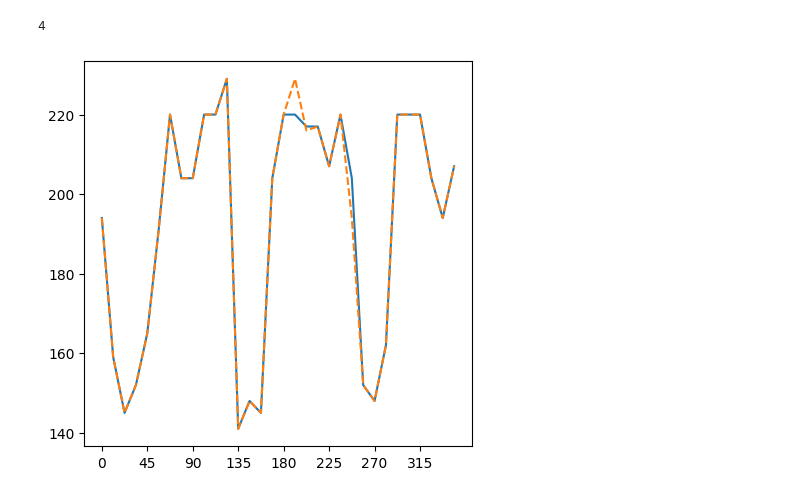
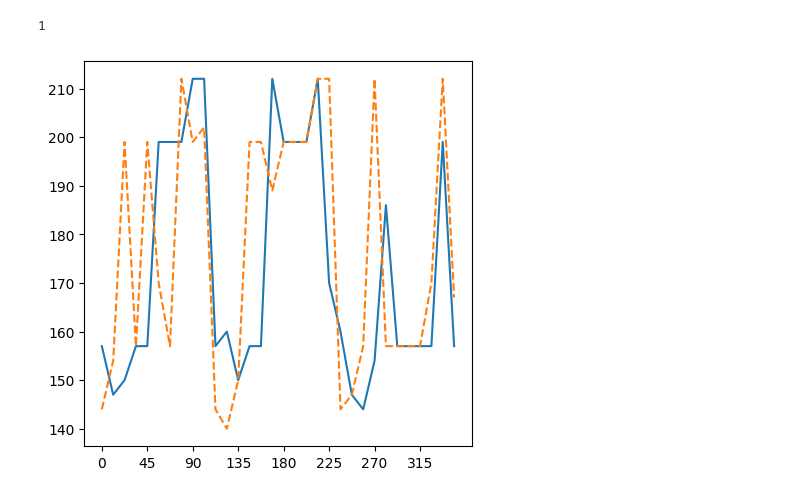
Before and after one commit to ricgoe/PyESP, a Jupyter notebook: faafo.ipynb, the cells around one changed output. Saved outputs shown, nothing was run; the diff lists cells and outputs as text; code cells hidden in the pictures.

```diff
--- a/faafo.ipynb
+++ b/faafo.ipynb
@@ -6,5 +8,5 @@ from scipy.signal import correlate, convolve
 # %%
-df = pd.read_csv('Logs/scans_angle_11_25_pos_8_rot_1.csv')
+df = pd.read_csv('Logs/scans_angle_11_25_pos_7_rot_0.csv')
 # %%
 df
 # %% [output]
@@ -50,18 +61,18 @@ def calculate_shift_correlation(series1: pd.Series, series2: pd.Series, max_shif
     max_corr_shift = shifts[np.argmax(correlations)]
     return max_corr_shift
 
-shift = calculate_shift_correlation(df_data.iloc[0], df_data.iloc[1])
+shift = calculate_shift_correlation(df_data.iloc[90], df_data.iloc[100])
 # %%
 shift
 # %% [output]
-4
+1
 # %%
-synchronized_data = np.concatenate((df_data.iloc[1,-shift:],df_data.iloc[1].shift(shift).iloc[shift:]))
+synchronized_data = np.concatenate((df_data.iloc[100,-shift:],df_data.iloc[100].shift(shift).iloc[shift:]))
 # %%
 fig, ax = plt.subplots(figsize=(5,5))
-ax.plot(header_to_int(df_data), df_data.iloc[0, :])
+ax.plot(header_to_int(df_data), df_data.iloc[90, :])
 ax.set_xticks(np.arange(0,360,45))
 ax.plot(header_to_int(df_data), synchronized_data, '--')
 plt.show()
 # %% [output]
-[figure, old version]
+[figure, new version]
```
Also changed, not shown: parts of 4 cells of this notebook, 4 other files.
